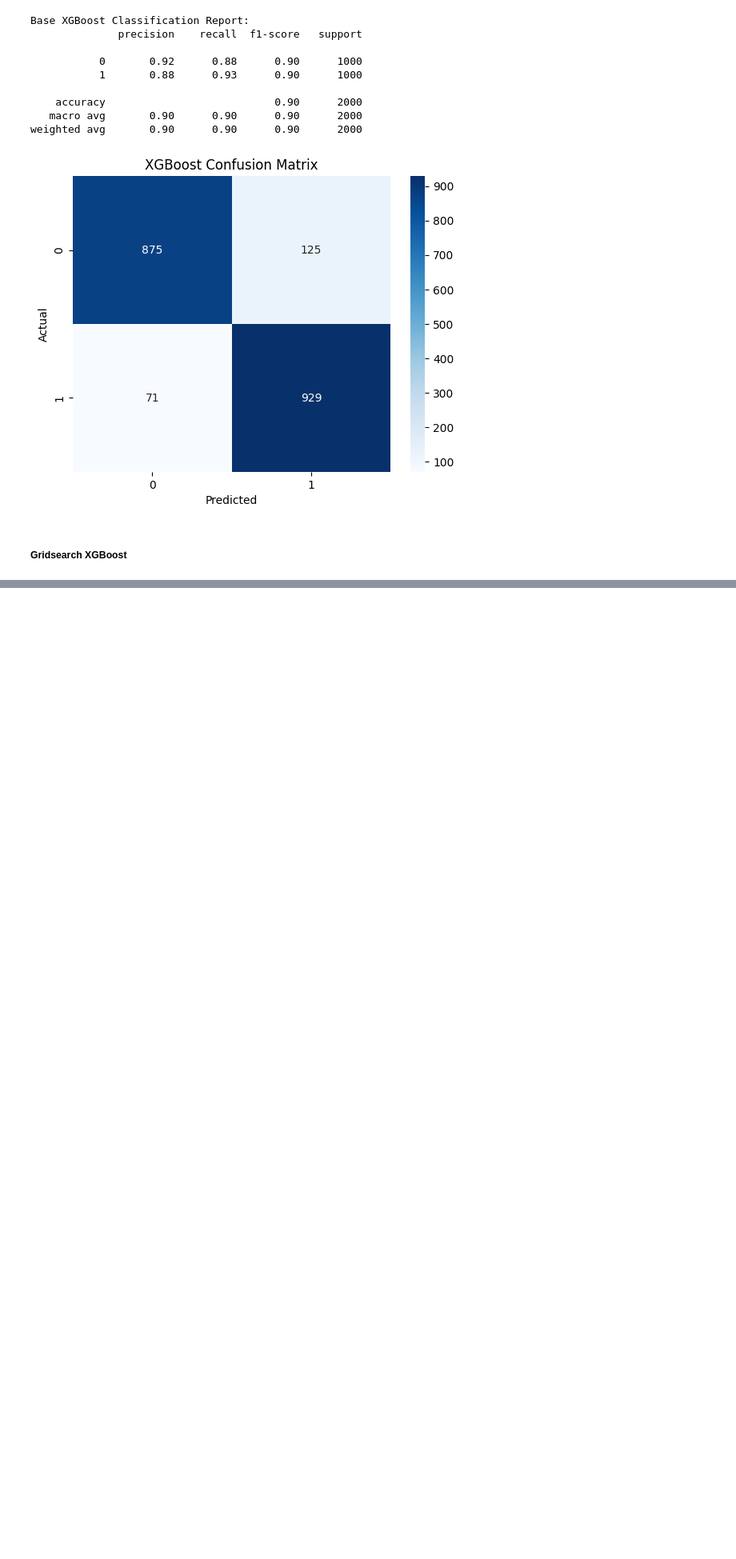
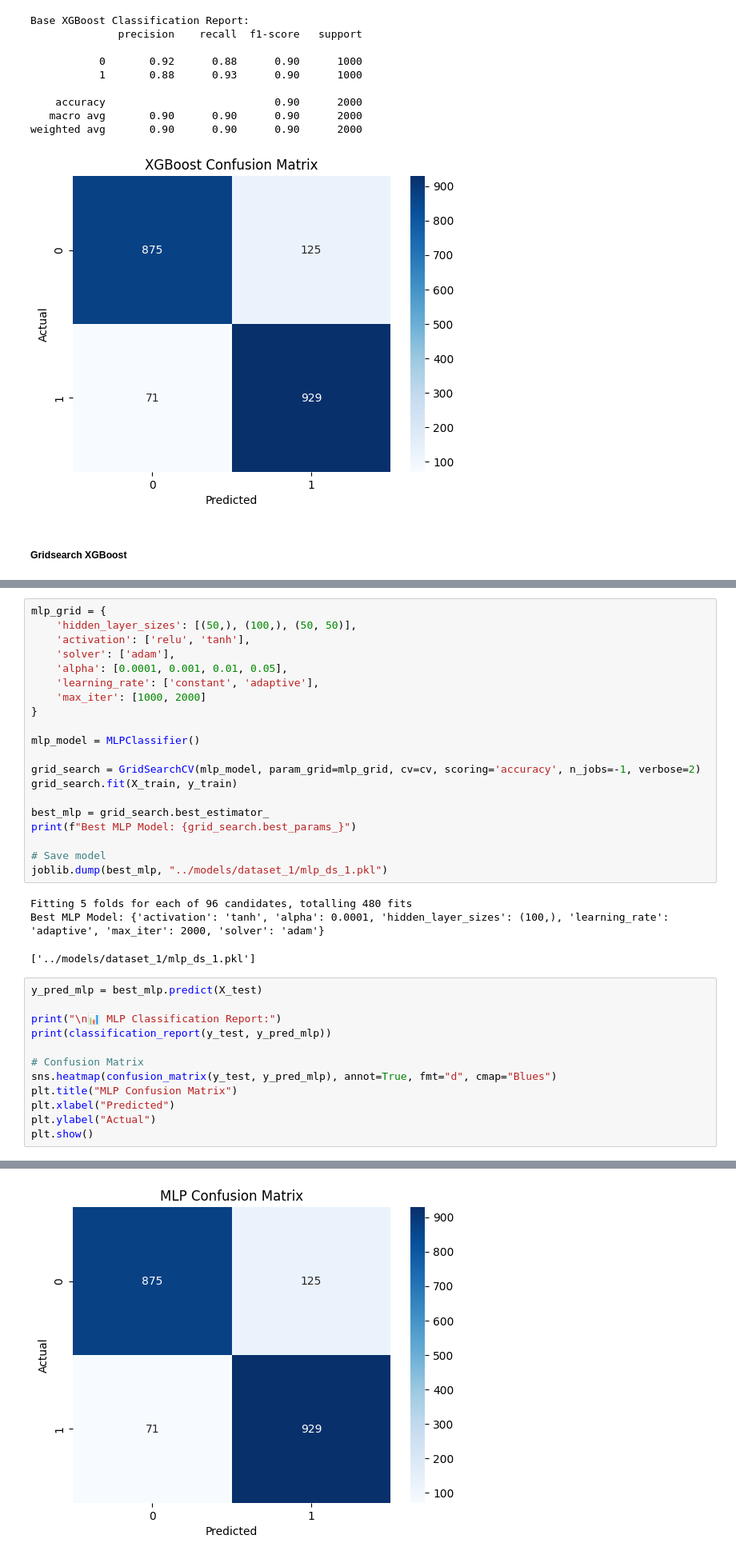
Before and after one commit to julian-ornelas/phishing-link-detection, a Jupyter notebook: notebooks/ml_dataset_1_processed.ipynb, the cells around one changed output, grey strips where cells are left out. Shown: that part at 80% size. Saved outputs shown, nothing was run; the diff lists cells and outputs as text; blank space fills up the shorter version.

```diff
--- a/notebooks/ml_dataset_1_processed.ipynb
+++ b/notebooks/ml_dataset_1_processed.ipynb
@@ -158,0 +189,37 @@ weighted avg       0.91      0.91      0.90      2000
+# %%
+mlp_grid = {
+    'hidden_layer_sizes': [(50,), (100,), (50, 50)],
+    'activation': ['relu', 'tanh'],
+    'solver': ['adam'],
+    'alpha': [0.0001, 0.001, 0.01, 0.05],
+    'learning_rate': ['constant', 'adaptive'],
+    'max_iter': [1000, 2000]
+}
+
+mlp_model = MLPClassifier()
+
+grid_search = GridSearchCV(mlp_model, param_grid=mlp_grid, cv=cv, scoring='accuracy', n_jobs=-1, verbose=2)
+grid_search.fit(X_train, y_train)
+
+best_mlp = grid_search.best_estimator_
+print(f"Best MLP Model: {grid_search.best_params_}")
+
+# Save model
+joblib.dump(best_mlp, "../models/dataset_1/mlp_ds_1.pkl")
+# %% [output]
+Fitting 5 folds for each of 96 candidates, totalling 480 fits
+Best MLP Model: {'activation': 'tanh', 'alpha': 0.0001, 'hidden_layer_sizes': (100,), 'learning_rate': 'adaptive', 'max_iter': 2000, 'solver': 'adam'}
+['../models/dataset_1/mlp_ds_1.pkl']
+# %%
+y_pred_mlp = best_mlp.predict(X_test)
+
+print("\n📊 MLP Classification Report:")
+print(classification_report(y_test, y_pred_mlp))
+
+# Confusion Matrix
+sns.heatmap(confusion_matrix(y_test, y_pred_mlp), annot=True, fmt="d", cmap="Blues")
+plt.title("MLP Confusion Matrix")
+plt.xlabel("Predicted")
+plt.ylabel("Actual")
+plt.show()
+# %% [output]
@@ -158,0 +235 @@ weighted avg       0.91      0.91      0.90      2000
+[figure, added]
```
Also changed, not shown: parts of 6 cells of this notebook, 1 other file.
